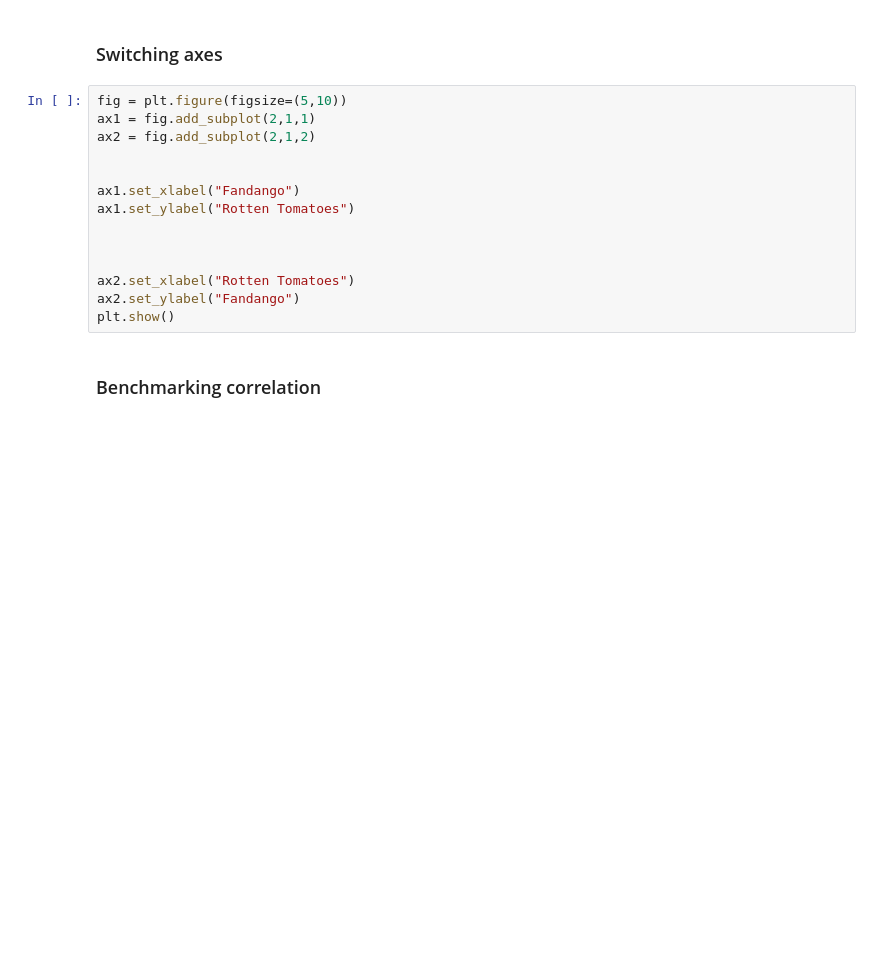
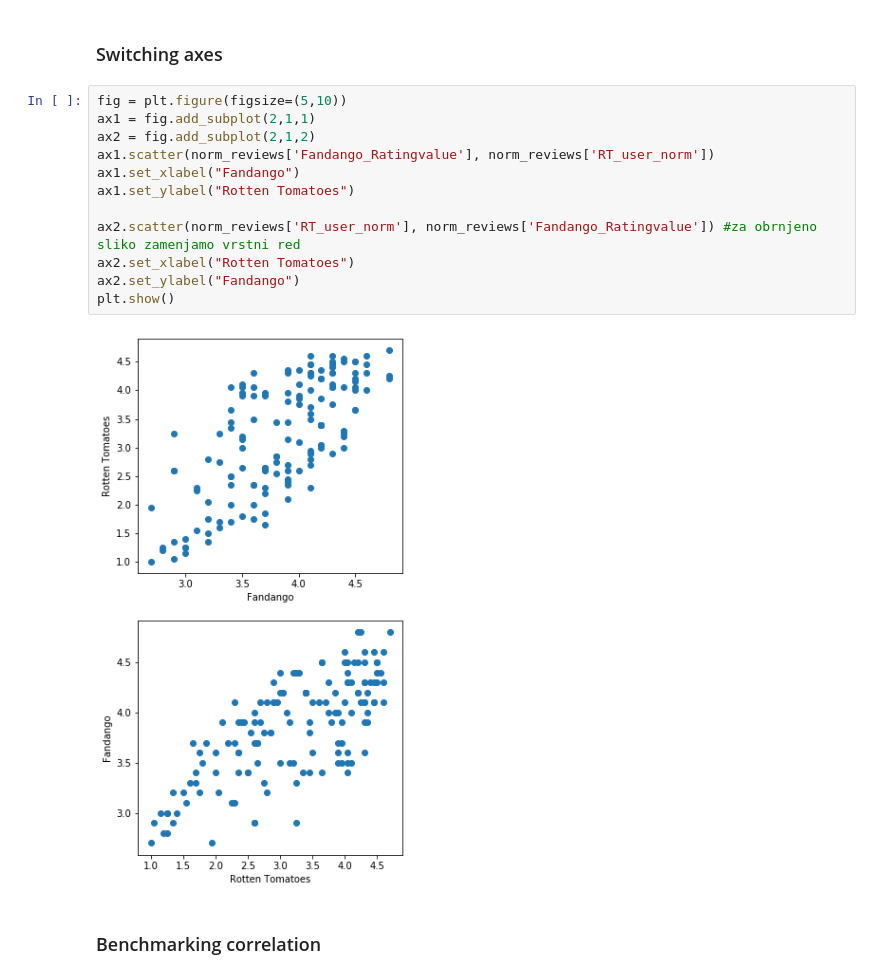
Before and after one commit to kovaxoid/Analitika_podatkov_python, a Jupyter notebook: Del_05_Prikazovanje_podatkov_osnovno/05_Prikazovanje_podatkov_osnovno_CLEAN.ipynb, the cells around one changed output. Drawn from its saved outputs; the diff is of its cells as text; blank space fills up the shorter version.

```diff
--- a/Del_05_Prikazovanje_podatkov_osnovno/05_Prikazovanje_podatkov_osnovno_CLEAN.ipynb
+++ b/Del_05_Prikazovanje_podatkov_osnovno/05_Prikazovanje_podatkov_osnovno_CLEAN.ipynb
@@ -433,17 +433,17 @@ plt.show()
 # %%
 fig = plt.figure(figsize=(5,10))
 ax1 = fig.add_subplot(2,1,1)
 ax2 = fig.add_subplot(2,1,2)
-
-
+ax1.scatter(norm_reviews['Fandango_Ratingvalue'], norm_reviews['RT_user_norm'])
 ax1.set_xlabel("Fandango")
 ax1.set_ylabel("Rotten Tomatoes")
 
-
-
+ax2.scatter(norm_reviews['RT_user_norm'], norm_reviews['Fandango_Ratingvalue']) #za obrnjeno sliko zamenjamo vrstni red
 ax2.set_xlabel("Rotten Tomatoes")
 ax2.set_ylabel("Fandango")
 plt.show()
+# %% [output]
+[figure, added]
 # %% [markdown]
 ### Benchmarking correlation
 # %%
```
Also changed, not shown: parts of 11 cells of this notebook, 35 other files.
